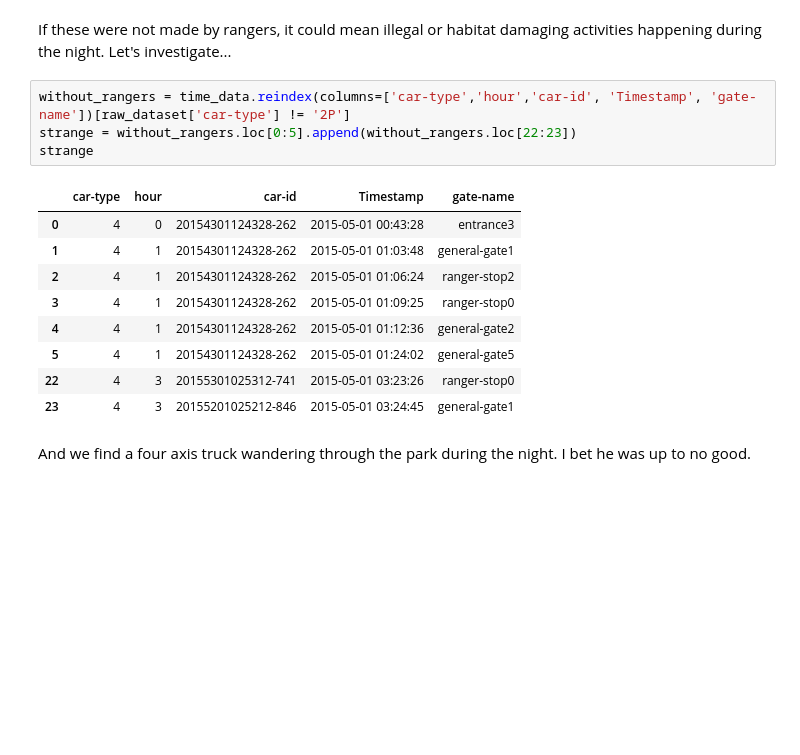
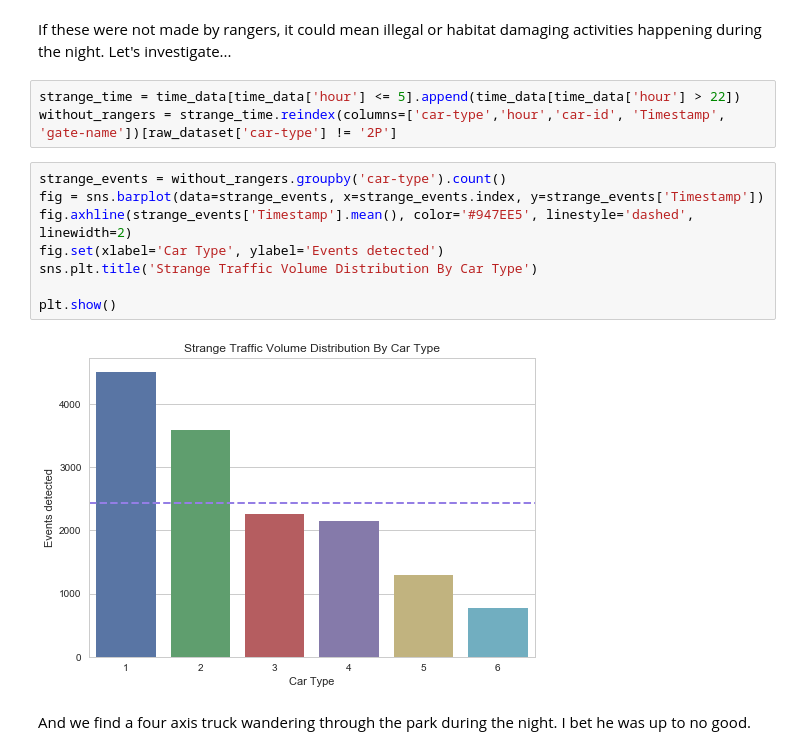
Before and after one commit to dmrib/daytripper, a Jupyter notebook: daytripper/VASTChallenge2017.ipynb, the cells around one changed output. Saved outputs shown, nothing was run; the diff lists cells and outputs as text; blank space fills up the shorter version.

Commit message:
Strange activity visualization

```diff
--- a/daytripper/VASTChallenge2017.ipynb
+++ b/daytripper/VASTChallenge2017.ipynb
@@ -298,19 +318,18 @@ plt.show()
 # %% [markdown]
 <p>If these were not made by rangers, it could mean illegal or habitat damaging activities happening during the night. Let's investigate...</p>
 # %%
-without_rangers = time_data.reindex(columns=['car-type','hour','car-id', 'Timestamp', 'gate-name'])[raw_dataset['car-type'] != '2P']
-strange = without_rangers.loc[0:5].append(without_rangers.loc[22:23])
-strange
+strange_time = time_data[time_data['hour'] <= 5].append(time_data[time_data['hour'] > 22])
+without_rangers = strange_time.reindex(columns=['car-type','hour','car-id', 'Timestamp', 'gate-name'])[raw_dataset['car-type'] != '2P']
-# %% [output]
-|  | car-type | hour | car-id | Timestamp | gate-name |
-| 0 | 4 | 0 | 20154301124328-262 | 2015-05-01 00:43:28 | entrance3 |
-| 1 | 4 | 1 | 20154301124328-262 | 2015-05-01 01:03:48 | general-gate1 |
-| 2 | 4 | 1 | 20154301124328-262 | 2015-05-01 01:06:24 | ranger-stop2 |
-| 3 | 4 | 1 | 20154301124328-262 | 2015-05-01 01:09:25 | ranger-stop0 |
-| 4 | 4 | 1 | 20154301124328-262 | 2015-05-01 01:12:36 | general-gate2 |
-| 5 | 4 | 1 | 20154301124328-262 | 2015-05-01 01:24:02 | general-gate5 |
-| 22 | 4 | 3 | 20155301025312-741 | 2015-05-01 03:23:26 | ranger-stop0 |
-| 23 | 4 | 3 | 20155201025212-846 | 2015-05-01 03:24:45 | general-gate1 |
+# %%
+strange_events = without_rangers.groupby('car-type').count()
+fig = sns.barplot(data=strange_events, x=strange_events.index, y=strange_events['Timestamp'])
+fig.axhline(strange_events['Timestamp'].mean(), color='#947EE5', linestyle='dashed', linewidth=2)
+fig.set(xlabel='Car Type', ylabel='Events detected')
+sns.plt.title('Strange Traffic Volume Distribution By Car Type')
+
+plt.show()
+# %% [output]
+[figure, added]
 # %% [markdown]
 <p>And we find a four axis truck wandering through the park during the night. I bet he was up to no good.
 # %% [markdown]
```
Also changed, not shown: parts of 2 cells of this notebook.
